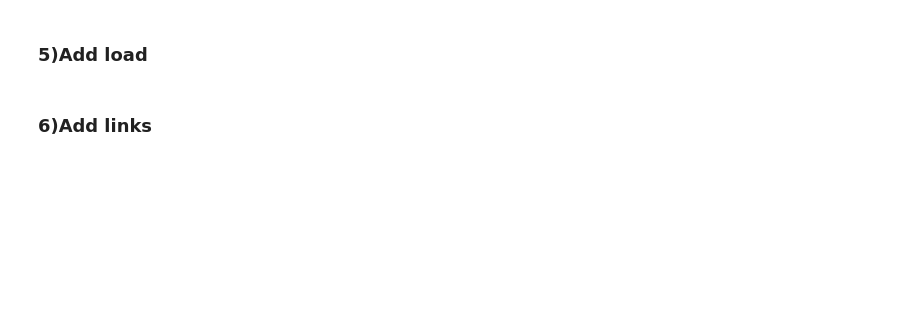
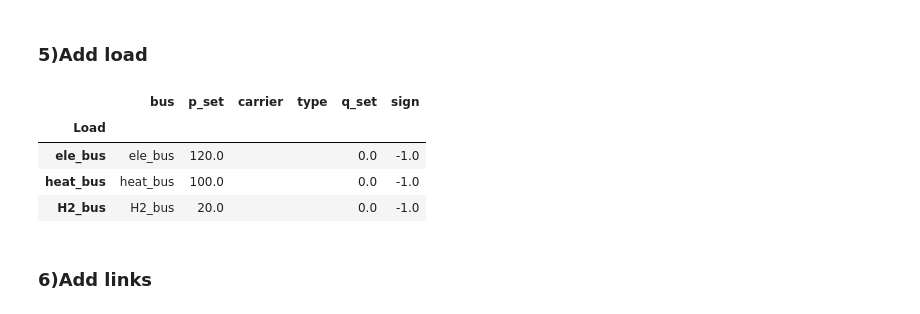
Before and after one commit to SuhasAutade/BTU_lectures_2024, a Jupyter notebook: Lect_4/Lect3_1_Sector_coupling.ipynb, the cells around one changed output. Cells and saved outputs as stored; diff of their text form; code cells hidden in the pictures; blank space fills up the shorter version.

```diff
--- a/Lect_4/Lect3_1_Sector_coupling.ipynb
+++ b/Lect_4/Lect3_1_Sector_coupling.ipynb
@@ -61,13 +75,19 @@ network.generators
 ### 5)Add load
 # %%
 # Read excel file which contains Non renewable generators data
-load=pd.read_excel('loads.csv',header=0)
+load=pd.read_csv('loads.csv',header=0)
 network.madd(
     "Load",
     names= load.bus,
     bus=list(load.bus),
     p_set=list(load.p_set),
 )
 network.loads
+# %% [output]
+|  | bus | p_set | carrier | type | q_set | sign |
+| Load |  |  |  |  |  |  |
+| ele_bus | ele_bus | 120.0 |  |  | 0.0 | -1.0 |
+| heat_bus | heat_bus | 100.0 |  |  | 0.0 | -1.0 |
+| H2_bus | H2_bus | 20.0 |  |  | 0.0 | -1.0 |
 # %% [markdown]
 ### 6)Add links
```
Also changed, not shown: parts of 17 cells of this notebook, 2 other files.
